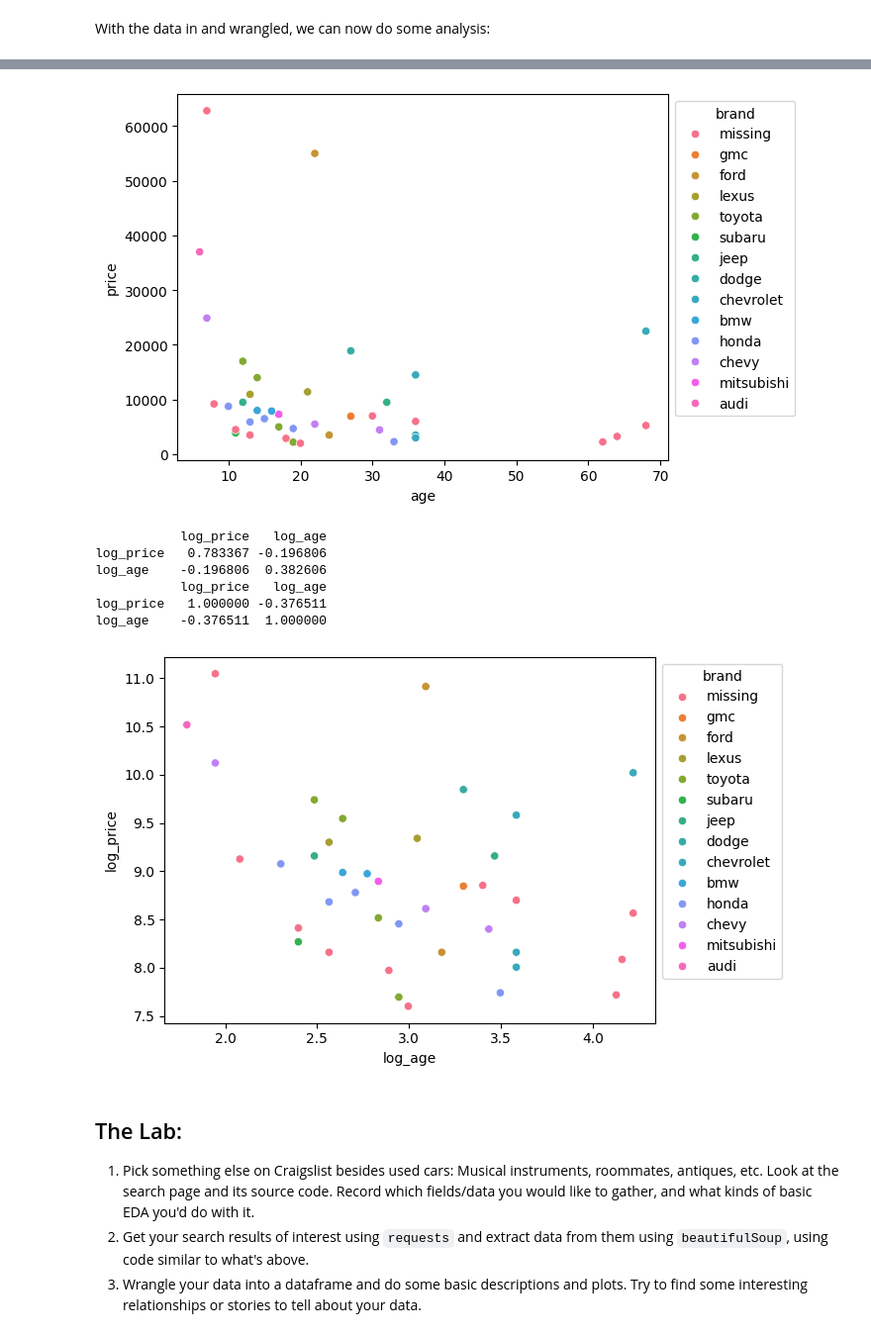
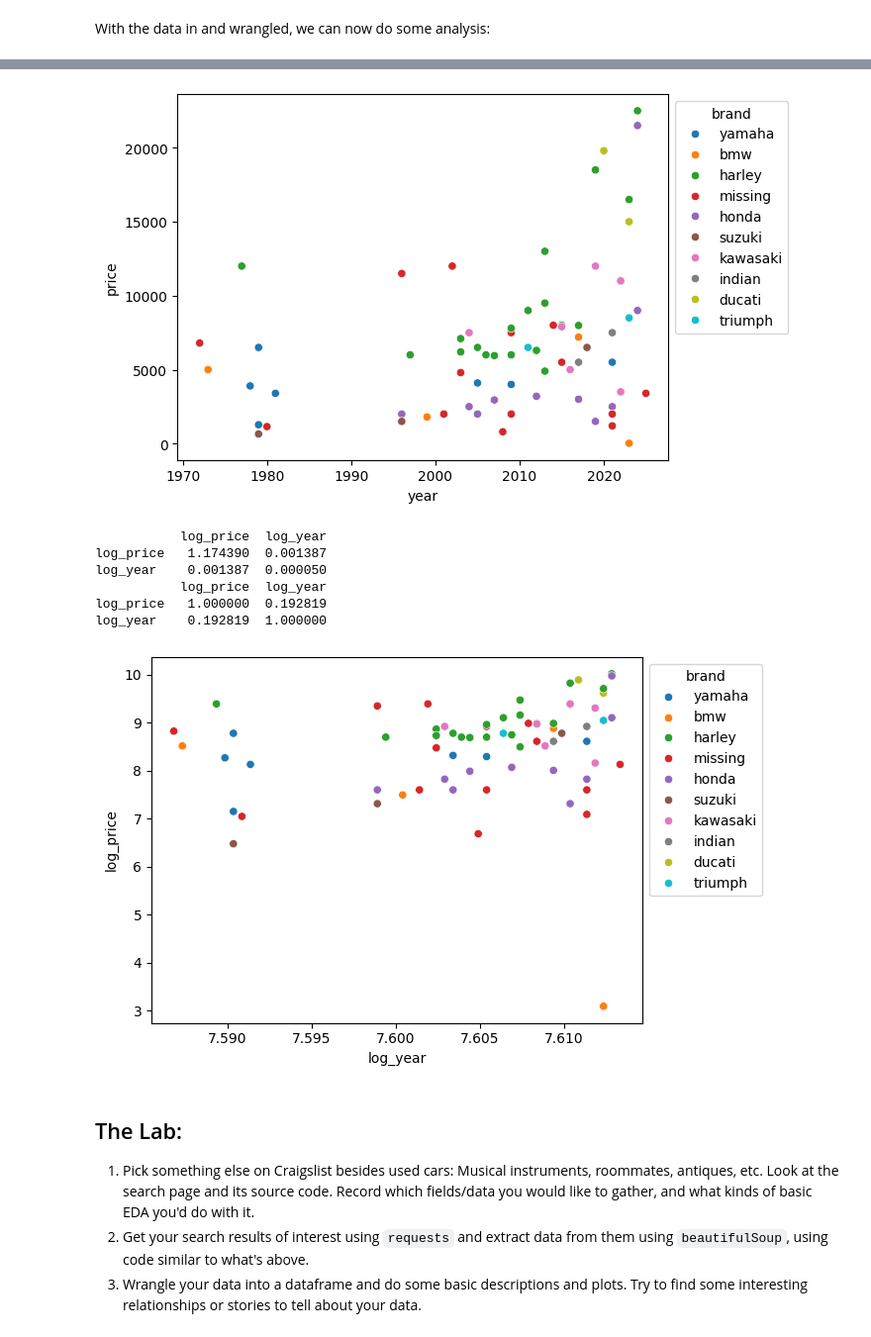
Before and after one commit to allyoshea/wrangling, a Jupyter notebook: lab/lab.ipynb, the cells around one changed output, grey strips where cells are left out. Shown at 99% size. Cells and saved outputs as stored; diff of their text form; code cells hidden in the pictures.

```diff
--- a/lab/lab.ipynb
+++ b/lab/lab.ipynb
@@ -35,7 +35,7 @@ import seaborn as sns
 import requests # Page requests
 
 header = {'User-Agent': 'Mozilla/5.0 (Windows NT 10.0; Win64; x64; rv:124.0) Gecko/20100101 Firefox/124.0'} # How we wish to appear to CL
-url = 'https://charlottesville.craigslist.org/search/fua#search=2~gallery~0'  # The page we want to scrape
+url = 'https://charlottesville.craigslist.org/search/charlottesville-va/mca?lat=37.9245&lon=-78.3957&search_distance=108#search=2~gallery~0'  # The page we want to scrape
 raw = requests.get(url,headers=header) # Get page
 # %% [markdown]
 Now that we have that particular page available locally, we want to **parse** it and get results from it. To do that, we can use a package called `beautifulSoup` or `bs4`.
@@ -96,16 +96,19 @@ This is all nested in a for-loop over the listings, and the data is appended to
 import re
 import numpy as np
 
-furniture_types = ['couch', 'sofa', 'table', 'desk', 'chair', 'bed',
-                   'dresser', 'bookshelf', 'nightstand', 'cabinet', 'rug', 'vanity', 'tv', 'sofa', 'bedroom', 'chairs']
+# Motorcycle brands (like professor's car brands list)
+brands = ['harley', 'davidson', 'honda', 'yamaha', 'kawasaki', 'suzuki', 'ducati',
+          'bmw', 'triumph', 'ktm', 'indian', 'victory', 'aprilia', 'husqvarna']
 
-data = []
+data = []  # We'll save our listings in this object
 
 for k in range(len(listings)):
+    # Find elements first
     title_elem = listings[k].find('div', class_='title')
     price_elem = listings[k].find('div', class_='price')
     link_elem = listings[k].find(href=True)
 
+    # Skip if missing required fields
     if not title_elem or not price_elem or not link_elem:
         continue
 
@@ -113,16 +116,22 @@ for k in range(len(listings)):
     price = price_elem.get_text()
     link = link_elem['href']
 
-    # Get brand from title (exactly like professor's car brands)
+    # Get brand from the title string:
     words = title.split()
-    hits = [word for word in words if word in furniture_types]
-    brand = hits[0] if len(hits) > 0 else 'missing'
+    hits = [word for word in words if word in brands]  # Find brands in the title
+    if len(hits) == 0:
+        brand = 'missing'
+    else:
+        brand = hits[0]
 
-    # Get year from title (exactly like professor's years)
-   # regex_search = re.search(r'20[0-9][0-9]|19[0-9][0-9]', title)
-    # year = regex_search.group(0) if regex_search else np.nan
+    # Get year from title string:
+    regex_search = re.search(r'20[0-9][0-9]|19[0-9][0-9]', title)  # Find year references
+    if regex_search is None:  # If no hits, record year as missing value
+        year = np.nan
+    else:  # If hits, record year as first match
+        year = regex_search.group(0)
 
-    data.append({'title': title, 'price': price, 'type': brand, 'link': link})
+    data.append({'title': title, 'price': price, 'year': year, 'brand': brand, 'link': link})
 # %% [markdown]
 
 With the data scraped from Craigslist, we can put it in a dataframe and wrangle it. Of course, price and year come in as text, not numbers, and need to be typecast/coerced:
@@ -172,5 +208,6 @@ Name: price, dtype: float64
 # %%
-# Price by brand:
+# Age by brand:
+df['year'] = pd.to_numeric(df['year'], errors='coerce')
 df.loc[:,['price','brand']].groupby('brand').describe()
 # %% [output]
 |  | price |  |  |  |  |  |  |  |
@@ -214,25 +226,25 @@ df.loc[:,['age','brand']].groupby('brand').describe()
 # %%
-ax = sns.scatterplot(data=df, x='age', y='price',hue='brand')
+ax = sns.scatterplot(data=df, x='year', y='price',hue='brand')
 sns.move_legend(ax, "upper left", bbox_to_anchor=(1, 1))
 # %% [output]
-[figure, old version]
+[figure, new version]
 # %%
 df['log_price'] = np.log(df['price'])
-df['log_age'] = np.log(df['age'])
+df['log_year'] = np.log(df['year'])
 
-ax = sns.scatterplot(data=df, x='log_age', y='log_price',hue='brand')
+ax = sns.scatterplot(data=df, x='log_year', y='log_price',hue='brand')
 sns.move_legend(ax, "upper left", bbox_to_anchor=(1, 1))
 
-print(df.loc[:,['log_price','log_age']].cov())
-print(df.loc[:,['log_price','log_age']].corr())
+print(df.loc[:,['log_price','log_year']].cov())
+print(df.loc[:,['log_price','log_year']].corr())
 # %% [output]
-           log_price   log_age
-log_price   0.783367 -0.196806
-log_age    -0.196806  0.382606
-           log_price   log_age
-log_price   1.000000 -0.376511
-log_age    -0.376511  1.000000
+           log_price  log_year
+log_price   1.174390  0.001387
+log_year    0.001387  0.000050
+           log_price  log_year
+log_price   1.000000  0.192819
+log_year    0.192819  1.000000
-[figure, old version]
+[figure, new version]
 # %% [markdown]
 ## The Lab:
 
```
Also changed, not shown: parts of 6 cells of this notebook.
